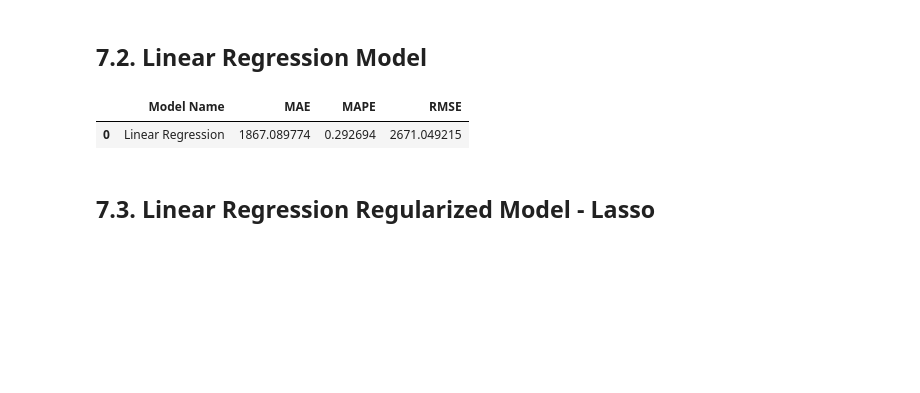
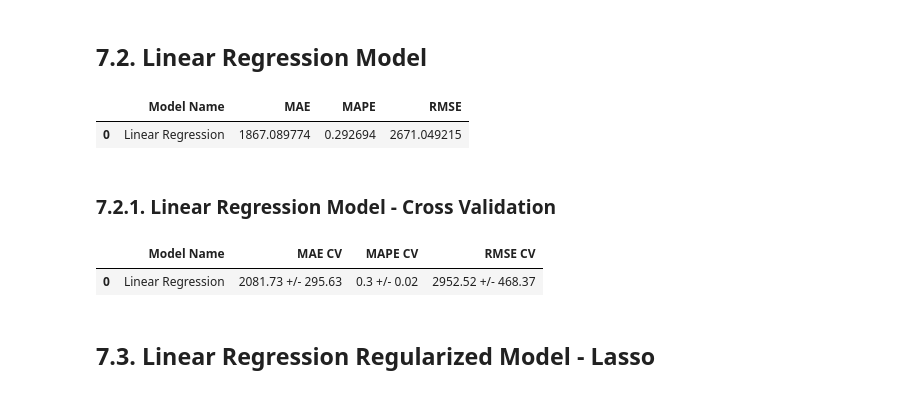
Before and after one commit to diegohbrs/DataScienceEmProducao, a Jupyter notebook: m07_v06_store_prediction.ipynb, the cells around one changed output. Cells and saved outputs as stored; diff of their text form; code cells hidden in the pictures; blank space fills up the shorter version.

```diff
--- a/m07_v06_store_prediction.ipynb
+++ b/m07_v06_store_prediction.ipynb
@@ -1074,3 +1077,5 @@ lr_result
 # %% [output]
 |  | Model Name | MAE | MAPE | RMSE |
 | 0 | Linear Regression | 1867.089774 | 0.292694 | 2671.049215 |
+# %% [markdown]
+### 7.2.1. Linear Regression Model - Cross Validation
@@ -1077,3 +1084,8 @@ lr_result
+# %%
+lr_result_cv
+# %% [output]
+|  | Model Name | MAE CV | MAPE CV | RMSE CV |
+| 0 | Linear Regression | 2081.73 +/- 295.63 | 0.3 +/- 0.02 | 2952.52 +/- 468.37 |
 # %% [markdown]
 ## 7.3. Linear Regression Regularized Model - Lasso
 # %%
```
Also changed, not shown: parts of 21 cells of this notebook.
